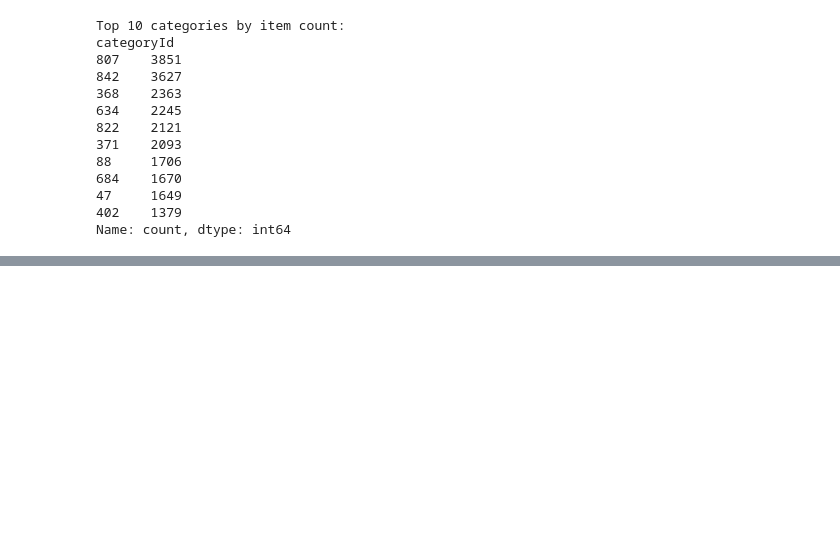
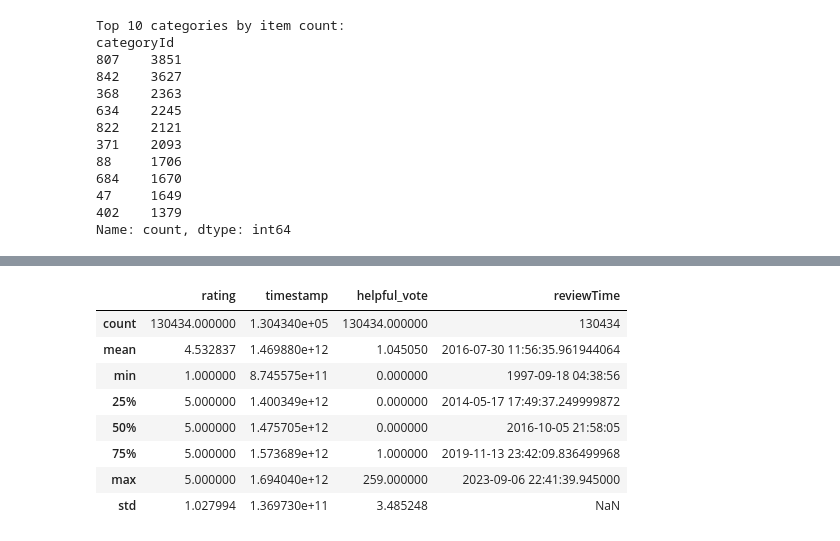
Before and after one commit to DavidCC63/RecSys-Group-7, a Jupyter notebook: data_analysis.ipynb, the cells around one changed output, grey strips where cells are left out. Saved outputs shown, nothing was run; the diff lists cells and outputs as text; code cells hidden in the pictures; blank space fills up the shorter version.

```diff
--- a/data_analysis.ipynb
+++ b/data_analysis.ipynb
@@ -139,0 +235,17 @@ Name: count, dtype: int64
+# %%
+import pandas as pd
+import json
+
+# Read reviews line by line into a list of dicts
+reviews = []
+with open("Digital_Music.jsonl", "r") as f:
+    for line in f:
+        try:
+            reviews.append(json.loads(line))
+        except json.JSONDecodeError:
+            # Skip malformed lines
+            continue
+
+reviews = pd.DataFrame(reviews)
+print("Reviews shape:", reviews.shape)
+print(reviews.head())
@@ -139,0 +270,23 @@ Name: count, dtype: int64
+# %%
+import pandas as pd
+
+# Users, items, reviews
+n_users = reviews["user_id"].nunique()
+n_items = reviews["asin"].nunique()
+n_reviews = len(reviews)
+
+print(f"Users: {n_users}")
+print(f"Items: {n_items}")
+print(f"Reviews: {n_reviews}")
+
+# Average activity
+print("Avg. reviews per user:", reviews.groupby("user_id")["rating"].count().mean())
+print("Avg. reviews per item:", reviews.groupby("asin")["rating"].count().mean())
+
+# Rating distribution
+print("\nRating distribution:")
+print(reviews["rating"].value_counts(normalize=True).sort_index())
+
+# Time coverage
+reviews["reviewTime"] = pd.to_datetime(reviews["timestamp"], unit="ms")
+print("\nTime range:", reviews["reviewTime"].min(), "→", reviews["reviewTime"].max())
@@ -139,0 +310,12 @@ Name: count, dtype: int64
+# %%
+reviews.describe()
+# %% [output]
+|  | rating | timestamp | helpful_vote | reviewTime |
+| count | 130434.000000 | 1.304340e+05 | 130434.000000 | 130434 |
+| mean | 4.532837 | 1.469880e+12 | 1.045050 | 2016-07-30 11:56:35.961944064 |
+| min | 1.000000 | 8.745575e+11 | 0.000000 | 1997-09-18 04:38:56 |
+| 25% | 5.000000 | 1.400349e+12 | 0.000000 | 2014-05-17 17:49:37.249999872 |
+| 50% | 5.000000 | 1.475705e+12 | 0.000000 | 2016-10-05 21:58:05 |
+| 75% | 5.000000 | 1.573689e+12 | 1.000000 | 2019-11-13 23:42:09.836499968 |
+| max | 5.000000 | 1.694040e+12 | 259.000000 | 2023-09-06 22:41:39.945000 |
+| std | 1.027994 | 1.369730e+11 | 3.485248 | NaN |
```
Also changed, not shown: parts of 13 cells of this notebook.
